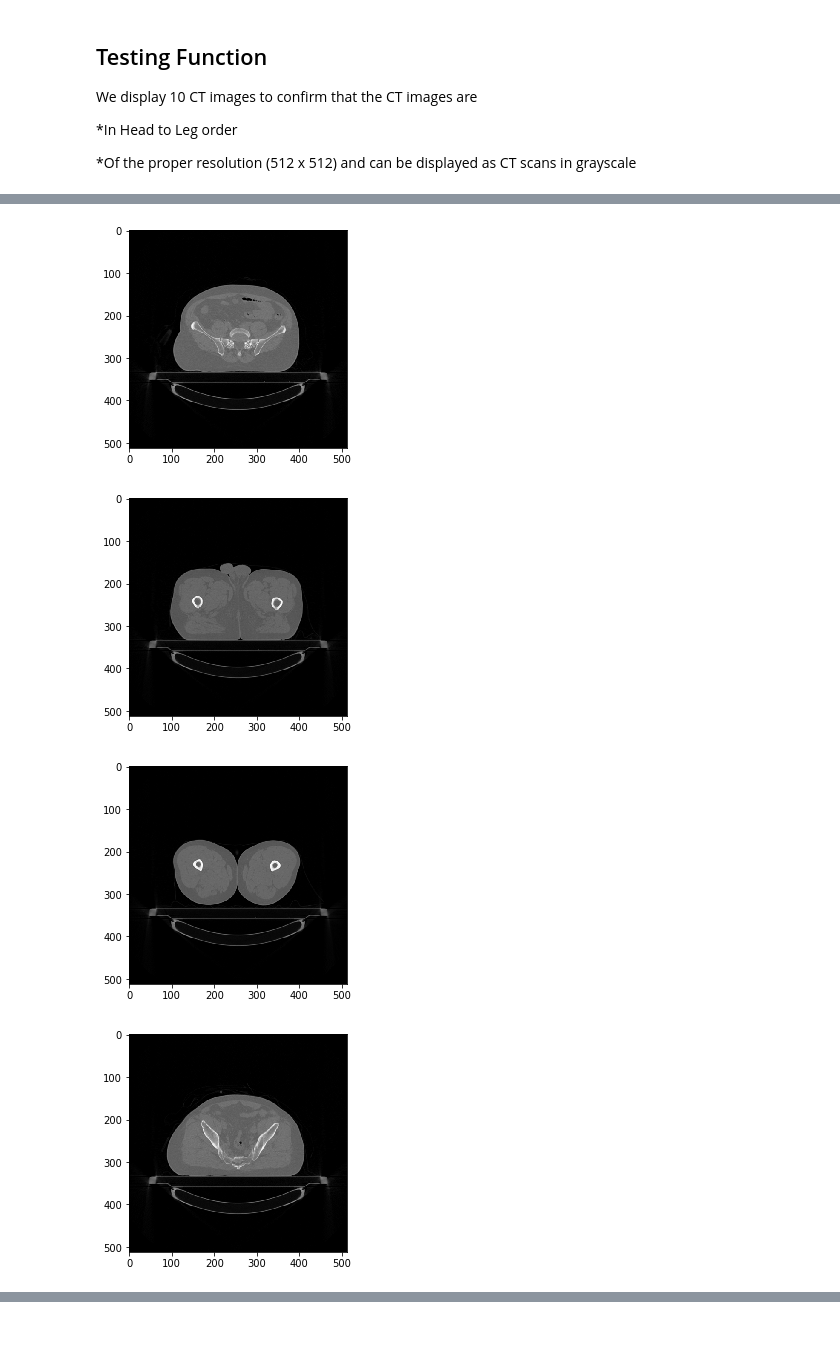
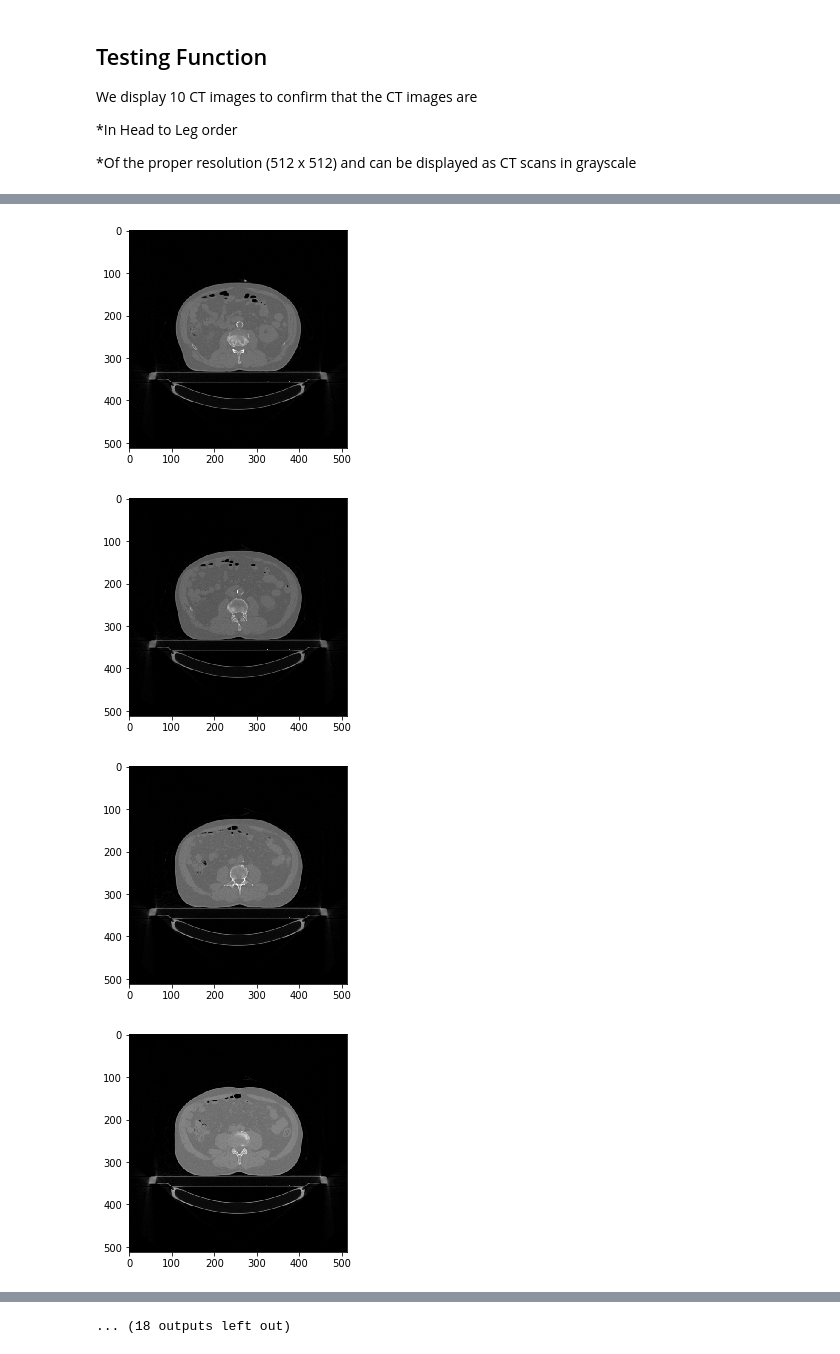
Before and after one commit to menglisa/RadiationTherapyDecisionSupport, a Jupyter notebook: Python/General/getImageBlock.ipynb, the cells around one changed output, grey strips where cells are left out. Saved outputs shown, nothing was run; the diff lists cells and outputs as text; code cells hidden in the pictures.

```diff
--- a/Python/General/getImageBlock.ipynb
+++ b/Python/General/getImageBlock.ipynb
@@ -18,7 +15,7 @@ patientID = 'UCLA_PR_5'
 # %% [markdown]
 ## Function
 # %%
-imageBlock, sopUID = getImageblock(patientID)
+imageBlock, sopUID = getImageBlock(patientID)
 # %% [markdown]
 ## Testing Function
 
@@ -28,7 +25,7 @@ We display 10 CT images to confirm that the CT images are
 
 *Of the proper resolution (512 x 512) and can be displayed as CT scans in grayscale
 # %%
-for index in range(0, 300, 30):
+for index in range(0, 300, 10):
         plt.figure(index)
         plt.imshow(imageBlock[:,:,index],cmap=plt.get_cmap('gray'))
         plt.show()
@@ -37,4 +34,4 @@ for index in range(0, 300, 30):
-[figure, old version]
+[figure, new version]
-[figure, old version]
+[figure, new version]
-[figure, old version]
+[figure, new version]
-[figure, old version]
+[figure, new version]
@@ -45,0 +45 @@ for index in range(0, 300, 30):
+... (18 outputs left out)
```
Also changed, not shown: parts of 3 cells of this notebook, 2 other files.
